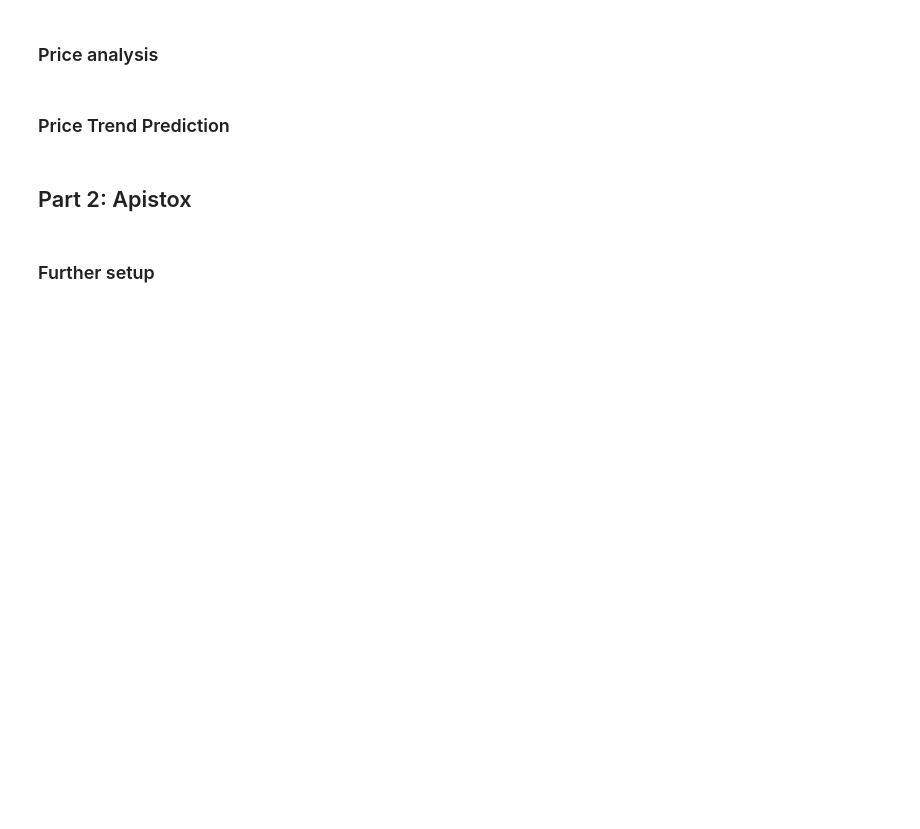
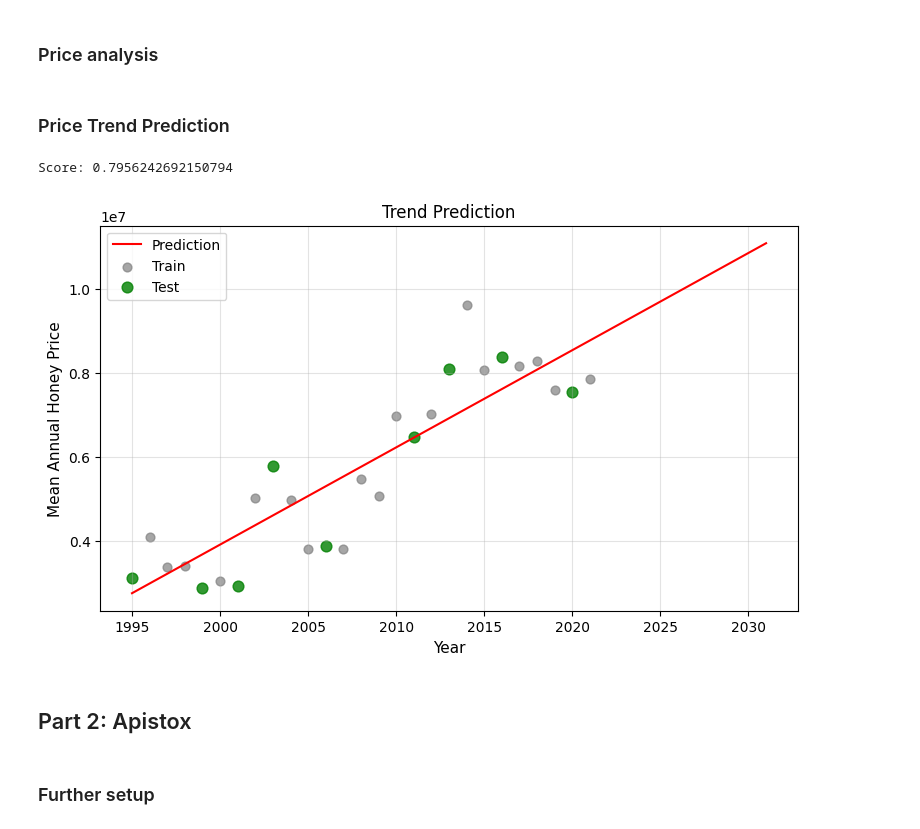
Before and after one commit to Ddav3/Bees_production_analysis, a Jupyter notebook: honey_production.ipynb, the cells around one changed output. Cells and saved outputs as stored; diff of their text form; code cells hidden in the pictures; blank space fills up the shorter version.

```diff
--- a/honey_production.ipynb
+++ b/honey_production.ipynb
@@ -87,35 +95,17 @@ plot2.grid(alpha = 0.3)
 # %% [markdown]
 ### Price Trend Prediction
 # %%
-#setting up data
 years = honey_production_df['year'].unique()
-production_means = honey_production_df.groupby("year")["value_of_production"].mean()
+value_production_means = honey_production_df.groupby("year")["value_of_production"].mean()
 
-#preparing the model
-X_train, X_test, y_train, y_test = train_test_split(years.reshape(-1,1),
-                                                    production_means,
-                                                    test_size=0.25,
-                                                    random_state=30)
-model= LinearRegression()
-model.fit(X = X_train, y = y_train)
-print(model.score(X_test, y_test))
-
-#setting up the data for predictions
-future_years = np.arange(2022, 2032)
-years = np.concatenate([years,future_years])
-y_pred = model.predict(years.reshape(-1, 1))
-
-#plotting the results
-plt.figure(figsize=(9, 5))
-plt.plot(years, y_pred, color="red", label="Price")
-plt.scatter(X_train, y_train, color="grey", s=40, alpha=0.7, label="Train")
-plt.scatter(X_test, y_test, color="green", s=60, alpha=0.8, label="Test")
-plt.xlabel("Year", fontsize = 11)
-plt.ylabel("Production", fontsize = 11)
-plt.title("Production Trend Prediction")
-plt.legend()
-plt.grid(True, alpha=0.35)
-plt.show()
+utils.linear_regression_and_plot(years, y_array=value_production_means,
+                                 pred_x_array=np.concatenate([years,np.arange(2022, 2032)]),
+                                 random_state=30,
+                                 xlabel="Year",
+                                 ylabel = "Mean Annual Honey Price")
+# %% [output]
+Score: 0.7956242692150794
+[figure, added]
 # %% [markdown]
 ## Part 2: Apistox
 # %%
```
Also changed, not shown: parts of 9 cells of this notebook, 2 other files.
